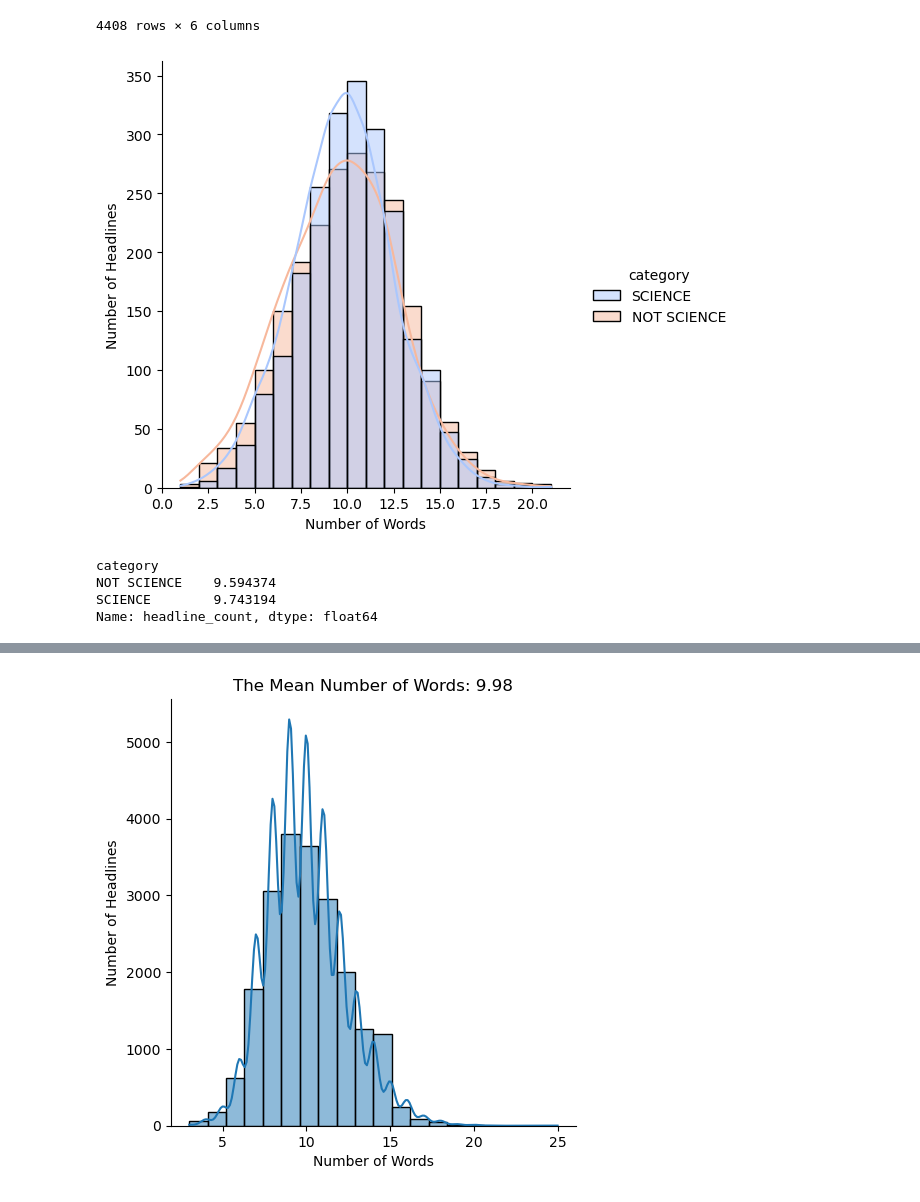
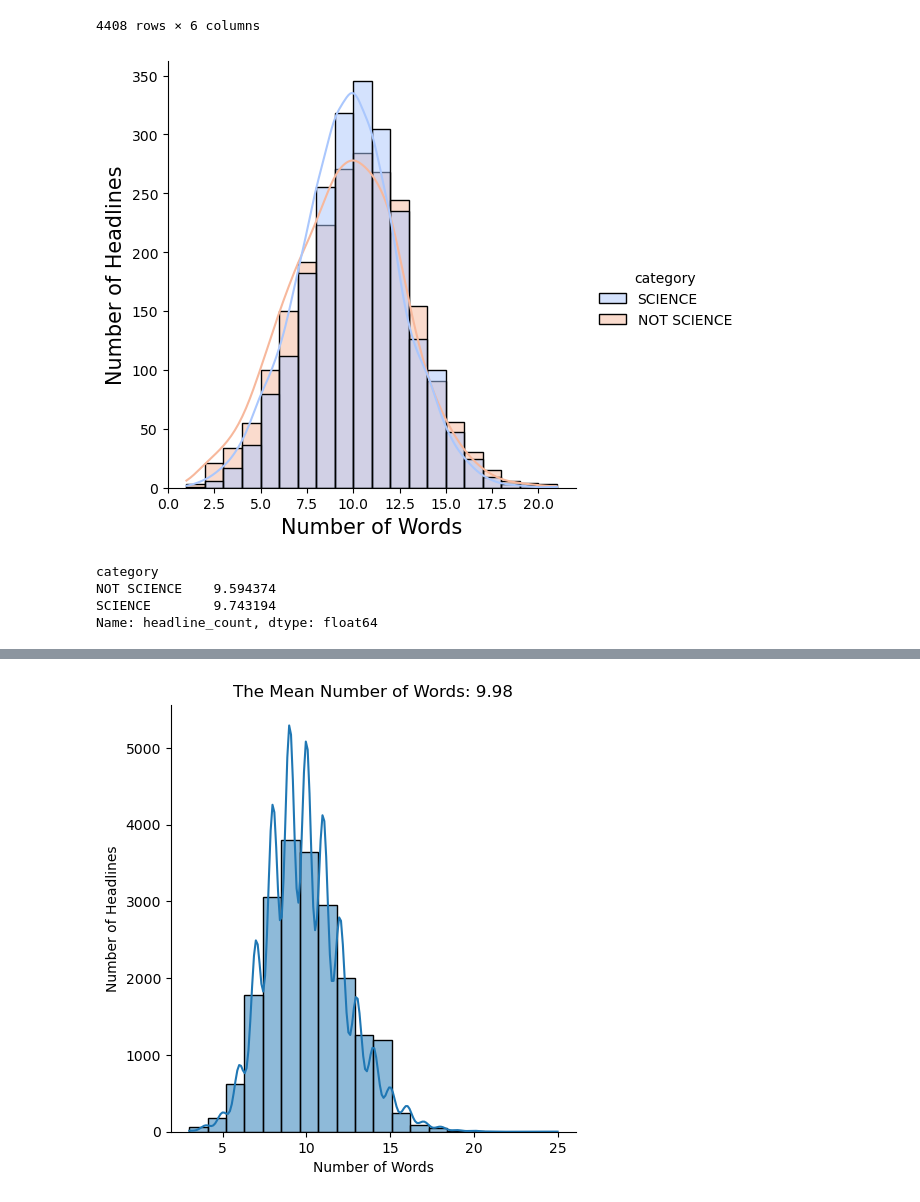
Before and after one commit to aedanli/02_TextContentClassification, a Jupyter notebook: TextClassification.ipynb, the cells around one changed output, grey strips where cells are left out. Cells and saved outputs as stored; diff of their text form; code cells hidden in the pictures.

```diff
--- a/TextClassification.ipynb
+++ b/TextClassification.ipynb
@@ -126,15 +126,15 @@ display(df)
 # %%
 # check number of words in each category, the distribution seems similar overall
 df["headline_count"] = df["headline"].str.split().str.len()
 sns.displot(x=df["headline_count"],hue=df["category"],bins=20,kde=True,palette="coolwarm")
-plt.ylabel("Number of Headlines")
-plt.xlabel("Number of Words")
+plt.ylabel("Number of Headlines",fontsize=15)
+plt.xlabel("Number of Words",fontsize=15)
 plt.show()
 
 # obtain the mean, quite similar for both types of headlines
 df.groupby("category")["headline_count"].mean()
 # %% [output]
-[figure, old version]
+[figure, new version]
 category
 NOT SCIENCE    9.594374
 SCIENCE        9.743194
```
Also changed, not shown: parts of 11 cells of this notebook.
